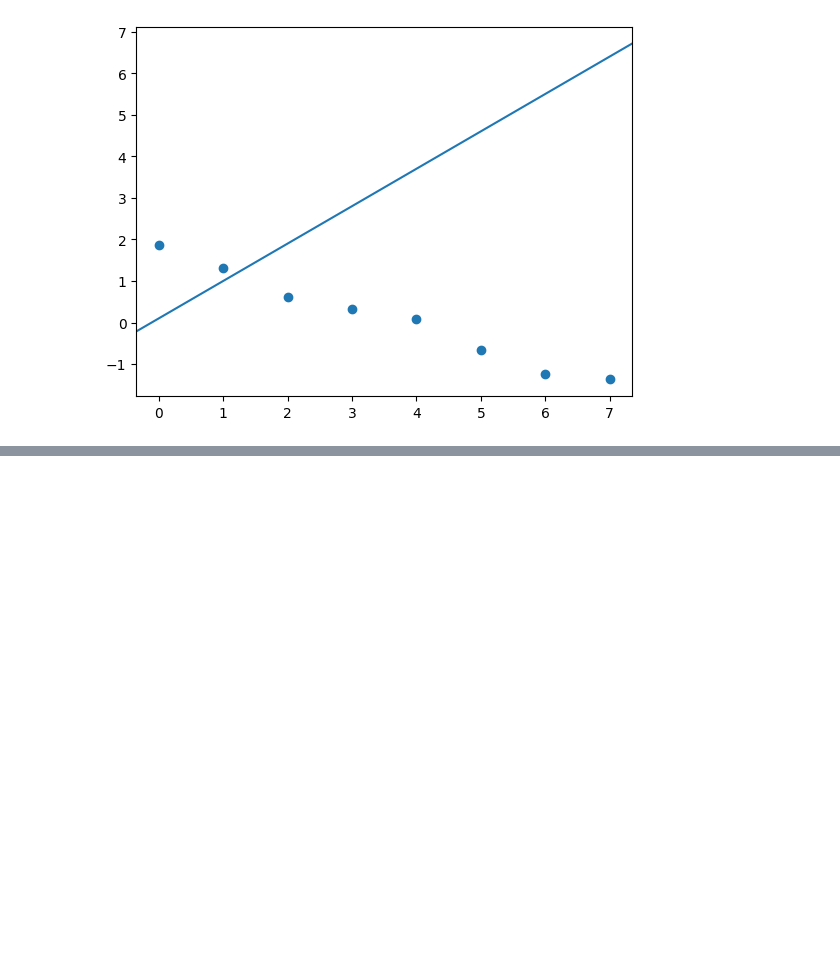
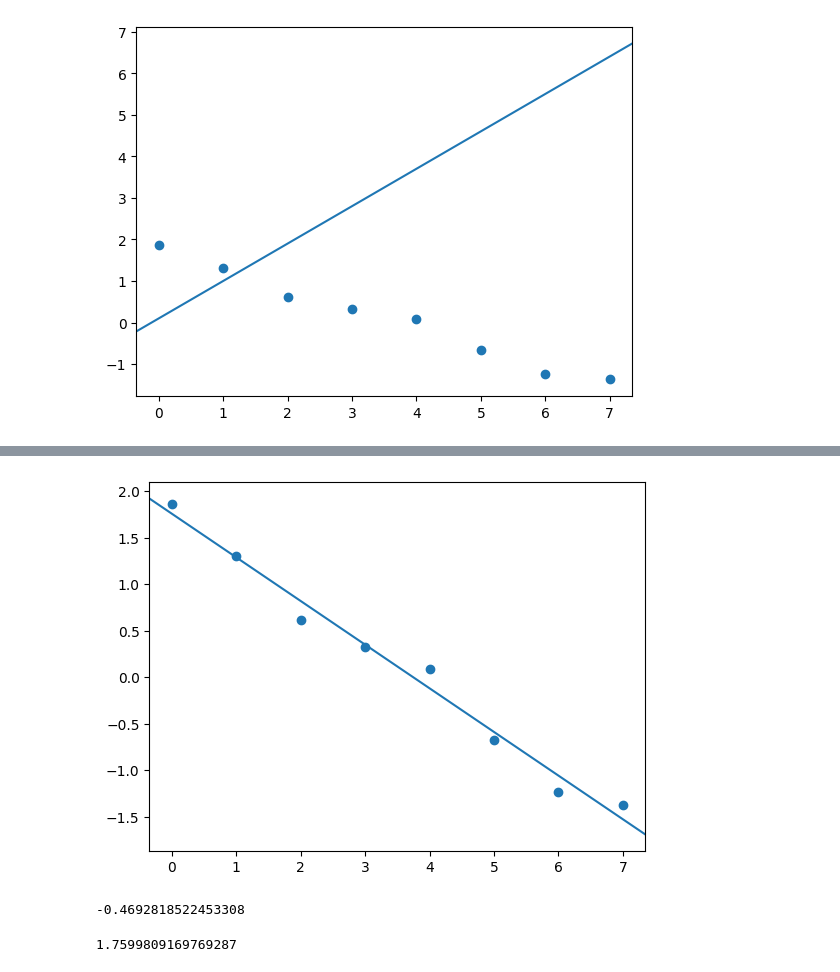
Before and after one commit to Camiloesp/Mathematical-Foundations-of-Machine-Learning, a Jupyter notebook: 72_AutomaticDifferentiation.ipynb, the cells around one changed output, grey strips where cells are left out. Cells and saved outputs as stored; diff of their text form; code cells hidden in the pictures; blank space fills up the shorter version.

```diff
--- a/72_AutomaticDifferentiation.ipynb
+++ b/72_AutomaticDifferentiation.ipynb
@@ -121,0 +190,12 @@ def regression(my_x,my_m,my_b):
+# %%
+regression_plot(x,y,m,b)
+# %% [output]
+[figure, added]
+# %%
+m.item() # close to -0.5
+# %% [output]
+-0.4692818522453308
+# %%
+b.item() # Close to 2
+# %% [output]
+1.7599809169769287
```
Also changed, not shown: parts of 14 cells of this notebook.
